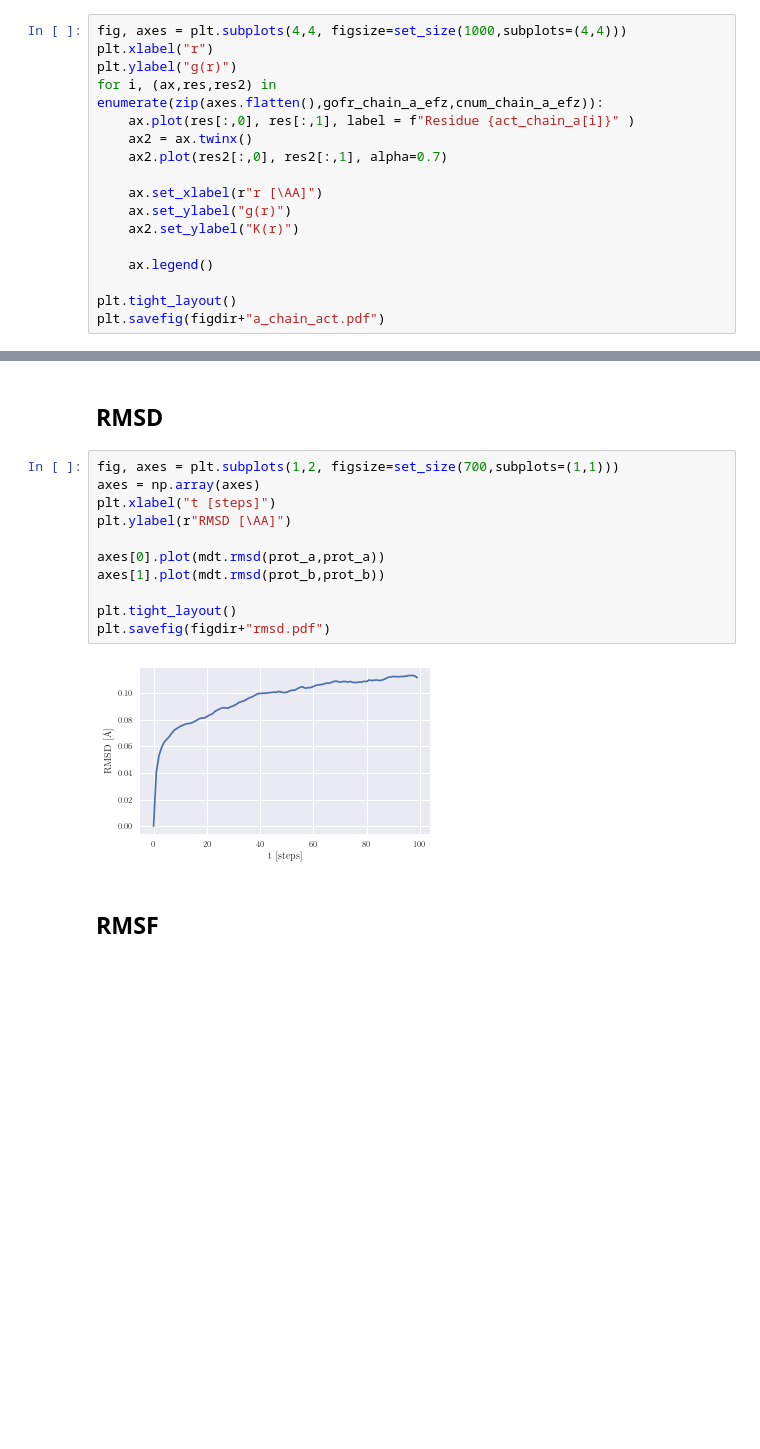
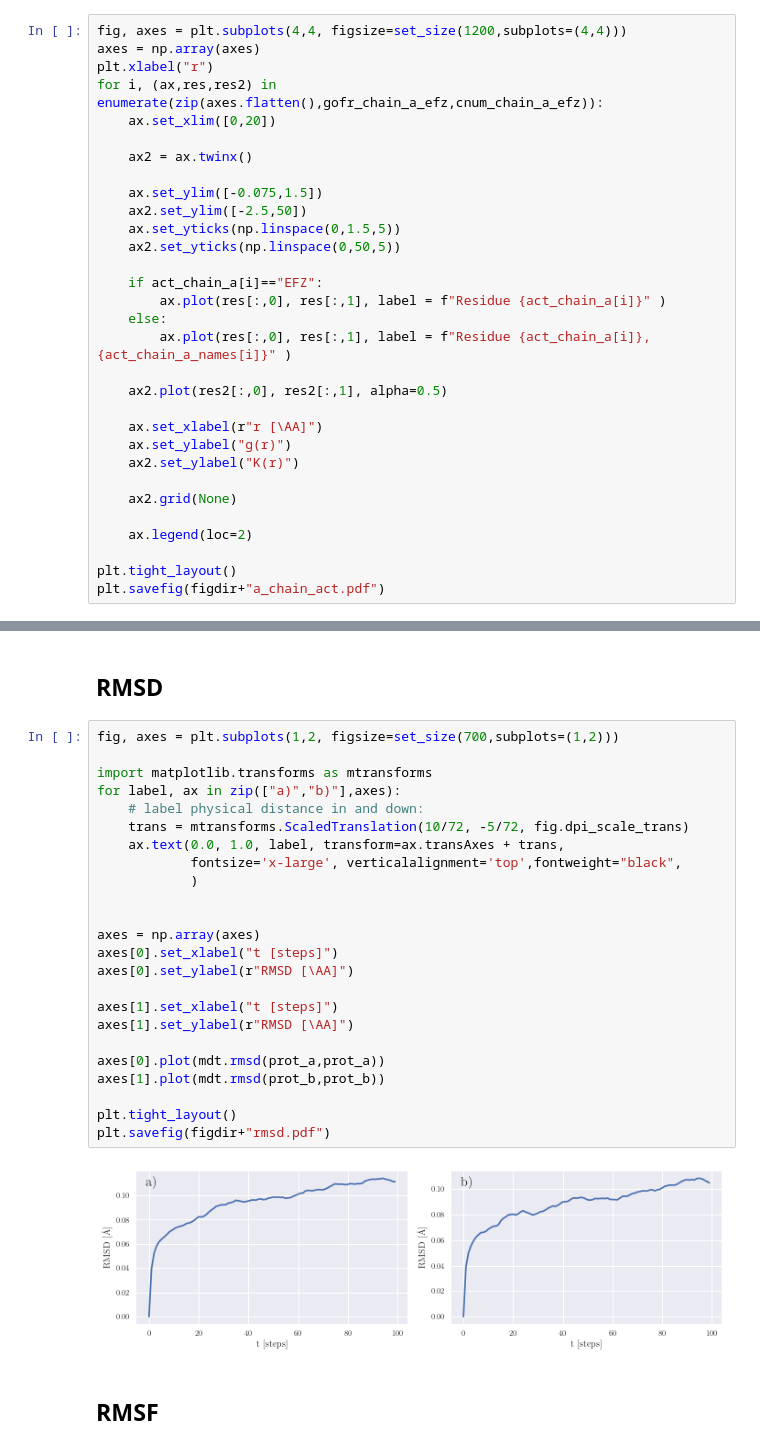
Before and after one commit to Confizolo/PoDProjects, a Jupyter notebook: MS/analysis.ipynb, the cells around one changed output, grey strips where cells are left out. Cells and saved outputs as stored; diff of their text form; blank space fills up the shorter version.

```diff
--- a/MS/analysis.ipynb
+++ b/MS/analysis.ipynb
@@ -119,17 +140,31 @@ plt.savefig(figdir+"b_chain_act.pdf")
 # %%
-fig, axes = plt.subplots(4,4, figsize=set_size(1000,subplots=(4,4)))
+fig, axes = plt.subplots(4,4, figsize=set_size(1200,subplots=(4,4)))
+axes = np.array(axes)
 plt.xlabel("r")
-plt.ylabel("g(r)")
 for i, (ax,res,res2) in enumerate(zip(axes.flatten(),gofr_chain_a_efz,cnum_chain_a_efz)):
-    ax.plot(res[:,0], res[:,1], label = f"Residue {act_chain_a[i]}" )
+    ax.set_xlim([0,20])
+
     ax2 = ax.twinx()
-    ax2.plot(res2[:,0], res2[:,1], alpha=0.7)
+
+    ax.set_ylim([-0.075,1.5])
+    ax2.set_ylim([-2.5,50])
+    ax.set_yticks(np.linspace(0,1.5,5))
+    ax2.set_yticks(np.linspace(0,50,5))
+
+    if act_chain_a[i]=="EFZ":
+        ax.plot(res[:,0], res[:,1], label = f"Residue {act_chain_a[i]}" )
+    else:
+        ax.plot(res[:,0], res[:,1], label = f"Residue {act_chain_a[i]},{act_chain_a_names[i]}" )
+
+    ax2.plot(res2[:,0], res2[:,1], alpha=0.5)
 
     ax.set_xlabel(r"r [\AA]")
     ax.set_ylabel("g(r)")
     ax2.set_ylabel("K(r)")
 
-    ax.legend()
+    ax2.grid(None)
+
+    ax.legend(loc=2)
 
 plt.tight_layout()
 plt.savefig(figdir+"a_chain_act.pdf")
@@ -138,18 +173,31 @@ plt.savefig(figdir+"a_chain_act.pdf")
 # %% [markdown]
 ## RMSD
 # %%
-fig, axes = plt.subplots(1,2, figsize=set_size(700,subplots=(1,1)))
+fig, axes = plt.subplots(1,2, figsize=set_size(700,subplots=(1,2)))
+
+import matplotlib.transforms as mtransforms
+for label, ax in zip(["a)","b)"],axes):
+    # label physical distance in and down:
+    trans = mtransforms.ScaledTranslation(10/72, -5/72, fig.dpi_scale_trans)
+    ax.text(0.0, 1.0, label, transform=ax.transAxes + trans,
+            fontsize='x-large', verticalalignment='top',fontweight="black",
+            )
+
+
 axes = np.array(axes)
-plt.xlabel("t [steps]")
-plt.ylabel(r"RMSD [\AA]")
+axes[0].set_xlabel("t [steps]")
+axes[0].set_ylabel(r"RMSD [\AA]")
+
+axes[1].set_xlabel("t [steps]")
+axes[1].set_ylabel(r"RMSD [\AA]")
 
 axes[0].plot(mdt.rmsd(prot_a,prot_a))
 axes[1].plot(mdt.rmsd(prot_b,prot_b))
 
 plt.tight_layout()
 plt.savefig(figdir+"rmsd.pdf")
 # %% [output]
-[figure, old version]
+[figure, new version]
 # %% [markdown]
 ## RMSF
 # %%
```
Also changed, not shown: parts of 10 cells of this notebook, 48 other files.
